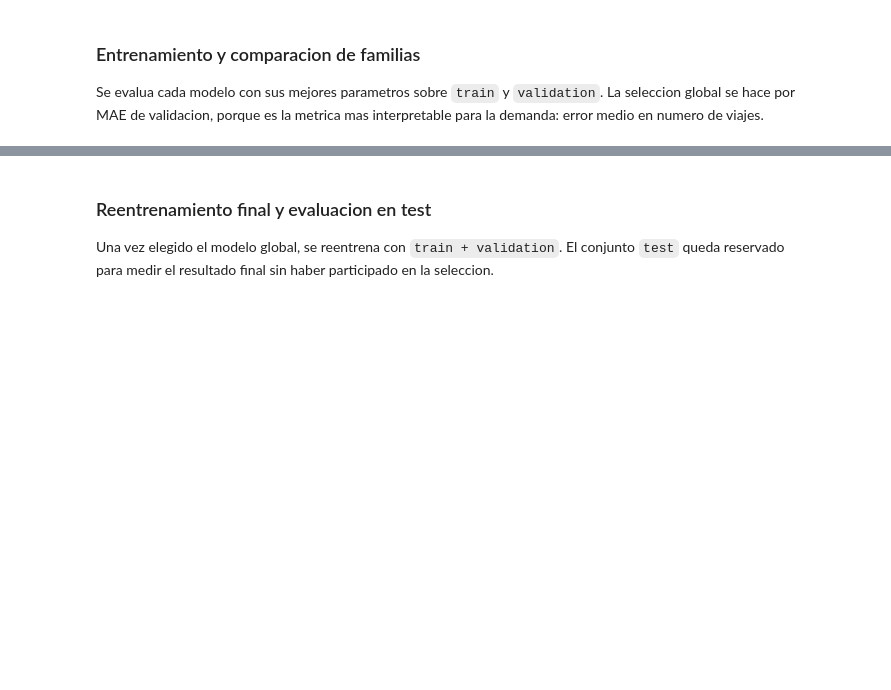
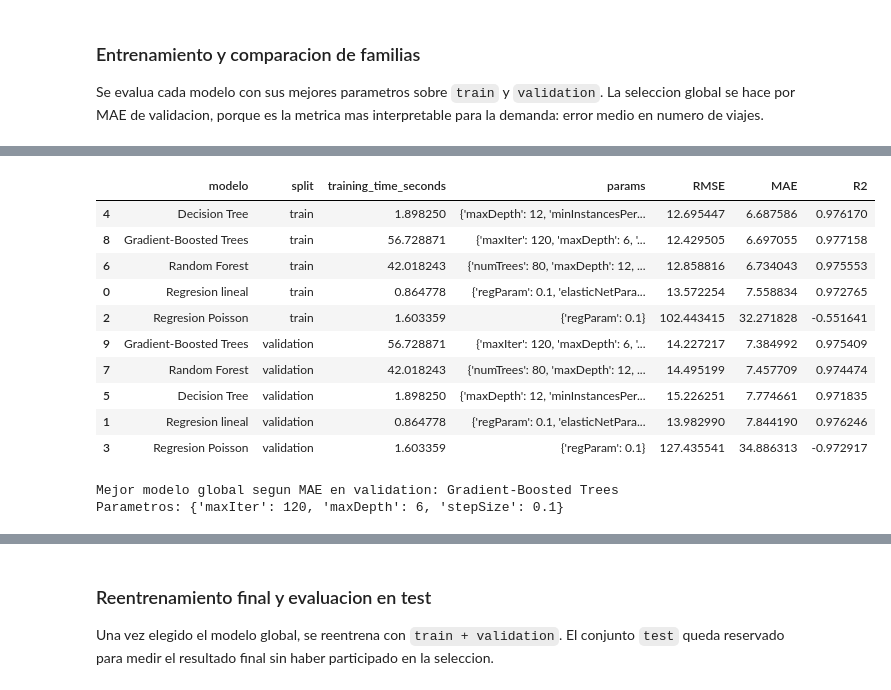
Before and after one commit to turi-hub/bigdata-nyc-taxi, a Jupyter notebook: notebooks/02_modeloFinal.ipynb, the cells around one changed output, grey strips where cells are left out. Cells and saved outputs as stored; diff of their text form; code cells hidden in the pictures; blank space fills up the shorter version.

```diff
--- a/notebooks/02_modeloFinal.ipynb
+++ b/notebooks/02_modeloFinal.ipynb
@@ -114,7 +137,7 @@ fallback_best_params = {
     "Regresion Poisson": {"regParam": 0.1},
     "Decision Tree": {"maxDepth": 12, "minInstancesPerNode": 1},
     "Random Forest": {"numTrees": 80, "maxDepth": 12, "minInstancesPerNode": 1},
-    "Gradient-Boosted Trees": {"maxIter": 120, "maxDepth": 5, "stepSize": 0.1},
+    "Gradient-Boosted Trees": {"maxIter": 120, "maxDepth": 6, "stepSize": 0.1},
 }
 
 params_path = Path("../models/cv_best_params.json")
@@ -187,3 +210,4 @@ best_model_params = best_params_by_model[best_model_name]
 display(comparison_pdf)
 print(f"Mejor modelo global segun MAE en validation: {best_model_name}")
 print(f"Parametros: {best_model_params}")
+# %% [output]
@@ -189,0 +231,13 @@ print(f"Parametros: {best_model_params}")
+|  | modelo | split | training_time_seconds | params | RMSE | MAE | R2 |
+| 4 | Decision Tree | train | 1.898250 | {'maxDepth': 12, 'minInstancesPer... | 12.695447 | 6.687586 | 0.976170 |
+| 8 | Gradient-Boosted Trees | train | 56.728871 | {'maxIter': 120, 'maxDepth': 6, '... | 12.429505 | 6.697055 | 0.977158 |
+| 6 | Random Forest | train | 42.018243 | {'numTrees': 80, 'maxDepth': 12, ... | 12.858816 | 6.734043 | 0.975553 |
+| 0 | Regresion lineal | train | 0.864778 | {'regParam': 0.1, 'elasticNetPara... | 13.572254 | 7.558834 | 0.972765 |
+| 2 | Regresion Poisson | train | 1.603359 | {'regParam': 0.1} | 102.443415 | 32.271828 | -0.551641 |
+| 9 | Gradient-Boosted Trees | validation | 56.728871 | {'maxIter': 120, 'maxDepth': 6, '... | 14.227217 | 7.384992 | 0.975409 |
+| 7 | Random Forest | validation | 42.018243 | {'numTrees': 80, 'maxDepth': 12, ... | 14.495199 | 7.457709 | 0.974474 |
+| 5 | Decision Tree | validation | 1.898250 | {'maxDepth': 12, 'minInstancesPer... | 15.226251 | 7.774661 | 0.971835 |
+| 1 | Regresion lineal | validation | 0.864778 | {'regParam': 0.1, 'elasticNetPara... | 13.982990 | 7.844190 | 0.976246 |
+| 3 | Regresion Poisson | validation | 1.603359 | {'regParam': 0.1} | 127.435541 | 34.886313 | -0.972917 |
+Mejor modelo global segun MAE en validation: Gradient-Boosted Trees
+Parametros: {'maxIter': 120, 'maxDepth': 6, 'stepSize': 0.1}
```
Also changed, not shown: parts of 11 cells of this notebook.
